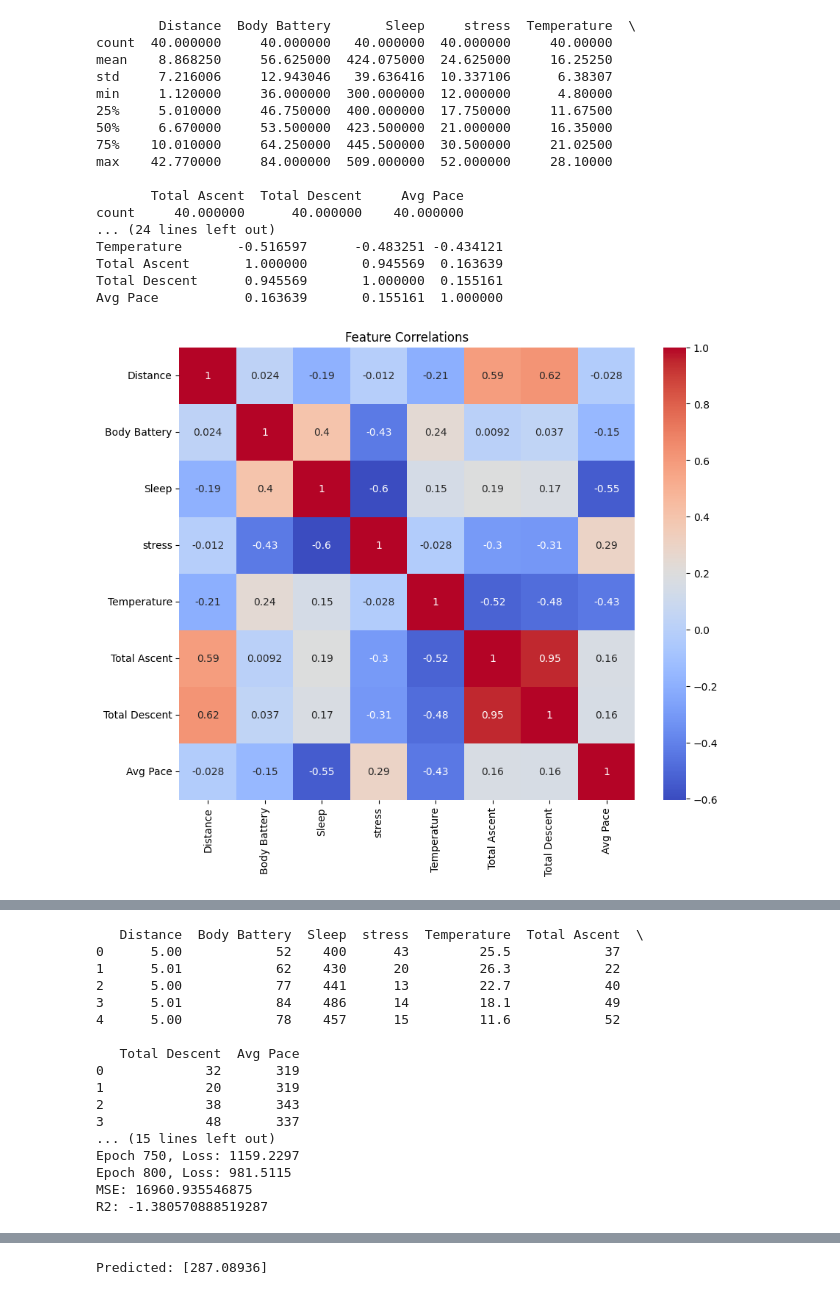
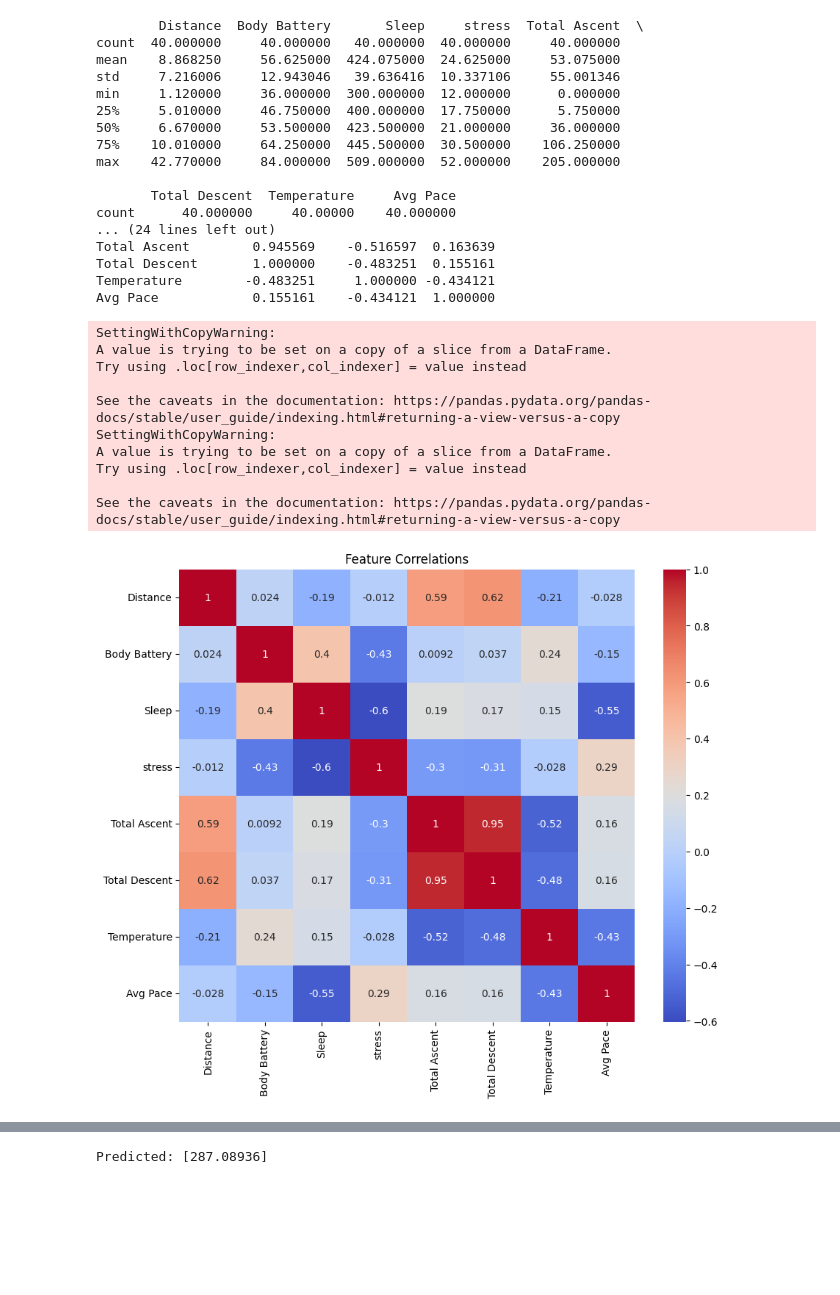
Before and after one commit to Ian-stone-shih/SmartRunML, a Jupyter notebook: smartrunml/src/smartrunml/main.ipynb, the cells around one changed output, grey strips where cells are left out. Cells and saved outputs as stored; diff of their text form; code cells hidden in the pictures; blank space fills up the shorter version.

Commit message:
systhetic data

```diff
--- a/smartrunml/src/smartrunml/main.ipynb
+++ b/smartrunml/src/smartrunml/main.ipynb
@@ -1,35 +1,44 @@
 # %%
-from preprocessing import load_and_preprocess
+from preprocessing import preprocess
 from train import train_model
 from sklearn.preprocessing import StandardScaler
 import numpy as np
+import pandas as pd
 import torch
 import joblib
 
-
-X_train, X_test, y_train, y_test = load_and_preprocess(
-    "../../data/Activities-6-2-2.csv"
-)
+df = pd.read_csv("../../data/Activities-6-2-2.csv")
+X_train, X_test, y_train, y_test = preprocess(df)
 model, mse, r2 = train_model(X_train, y_train, X_test, y_test)
 
 print("MSE:", mse)
 print("R2:", r2)
 # %% [output]
-        Distance  Body Battery       Sleep     stress  Temperature  \
-count  40.000000     40.000000   40.000000  40.000000     40.00000
-mean    8.868250     56.625000  424.075000  24.625000     16.25250
-std     7.216006     12.943046   39.636416  10.337106      6.38307
-min     1.120000     36.000000  300.000000  12.000000      4.80000
-25%     5.010000     46.750000  400.000000  17.750000     11.67500
-50%     6.670000     53.500000  423.500000  21.000000     16.35000
-75%    10.010000     64.250000  445.500000  30.500000     21.02500
-max    42.770000     84.000000  509.000000  52.000000     28.10000
+        Distance  Body Battery       Sleep     stress  Total Ascent  \
+count  40.000000     40.000000   40.000000  40.000000     40.000000
+mean    8.868250     56.625000  424.075000  24.625000     53.075000
+std     7.216006     12.943046   39.636416  10.337106     55.001346
+min     1.120000     36.000000  300.000000  12.000000      0.000000
+25%     5.010000     46.750000  400.000000  17.750000      5.750000
+50%     6.670000     53.500000  423.500000  21.000000     36.000000
+75%    10.010000     64.250000  445.500000  30.500000    106.250000
+max    42.770000     84.000000  509.000000  52.000000    205.000000
 
-       Total Ascent  Total Descent     Avg Pace
-count     40.000000      40.000000    40.000000
+       Total Descent  Temperature     Avg Pace
+count      40.000000     40.00000    40.000000
 ... (24 lines left out)
-Temperature       -0.516597      -0.483251 -0.434121
-Total Ascent       1.000000       0.945569  0.163639
-Total Descent      0.945569       1.000000  0.155161
-Avg Pace           0.163639       0.155161  1.000000
+Total Ascent        0.945569    -0.516597  0.163639
+Total Descent       1.000000    -0.483251  0.155161
+Temperature        -0.483251     1.000000 -0.434121
+Avg Pace            0.155161    -0.434121  1.000000
+SettingWithCopyWarning:
+A value is trying to be set on a copy of a slice from a DataFrame.
+Try using .loc[row_indexer,col_indexer] = value instead
+
+See the caveats in the documentation: https://pandas.pydata.org/pandas-docs/stable/user_guide/indexing.html#returning-a-view-versus-a-copy
+SettingWithCopyWarning:
+A value is trying to be set on a copy of a slice from a DataFrame.
+Try using .loc[row_indexer,col_indexer] = value instead
+
+See the caveats in the documentation: https://pandas.pydata.org/pandas-docs/stable/user_guide/indexing.html#returning-a-view-versus-a-copy
-[figure, old version]
+[figure, new version]
@@ -37,17 +45,0 @@ Avg Pace           0.163639       0.155161  1.000000
-   Distance  Body Battery  Sleep  stress  Temperature  Total Ascent  \
-0      5.00            52    400      43         25.5            37
-1      5.01            62    430      20         26.3            22
-2      5.00            77    441      13         22.7            40
-3      5.01            84    486      14         18.1            49
-4      5.00            78    457      15         11.6            52
-
-   Total Descent  Avg Pace
-0             32       319
-1             20       319
-2             38       343
-3             48       337
-... (15 lines left out)
-Epoch 750, Loss: 1159.2297
-Epoch 800, Loss: 981.5115
-MSE: 16960.935546875
-R2: -1.380570888519287
```
Also changed, not shown: parts of 1 cell of this notebook, 3 other files.
